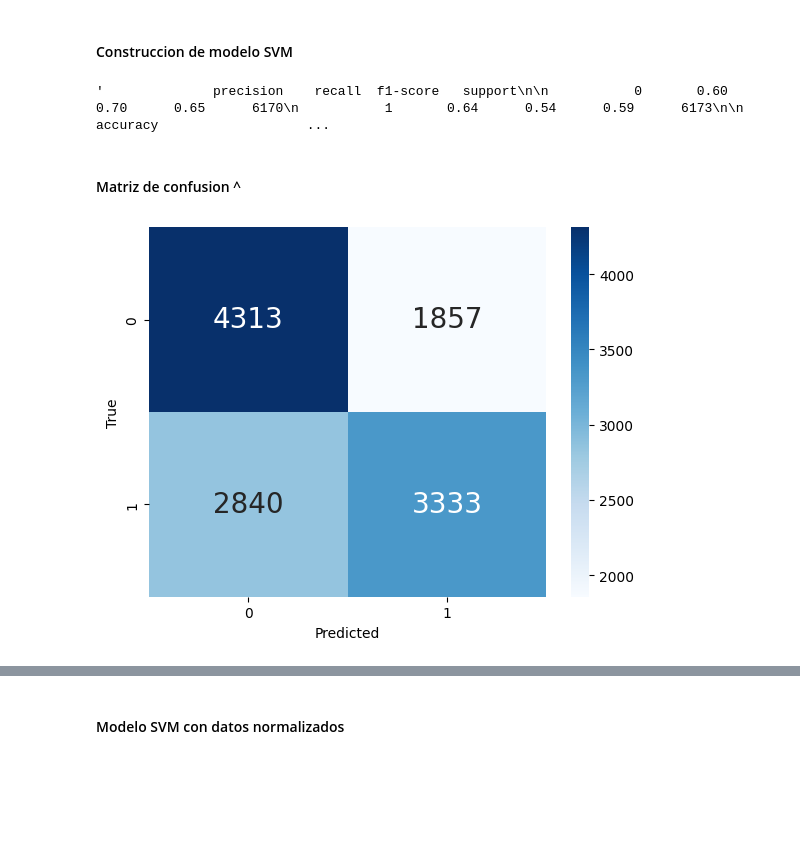
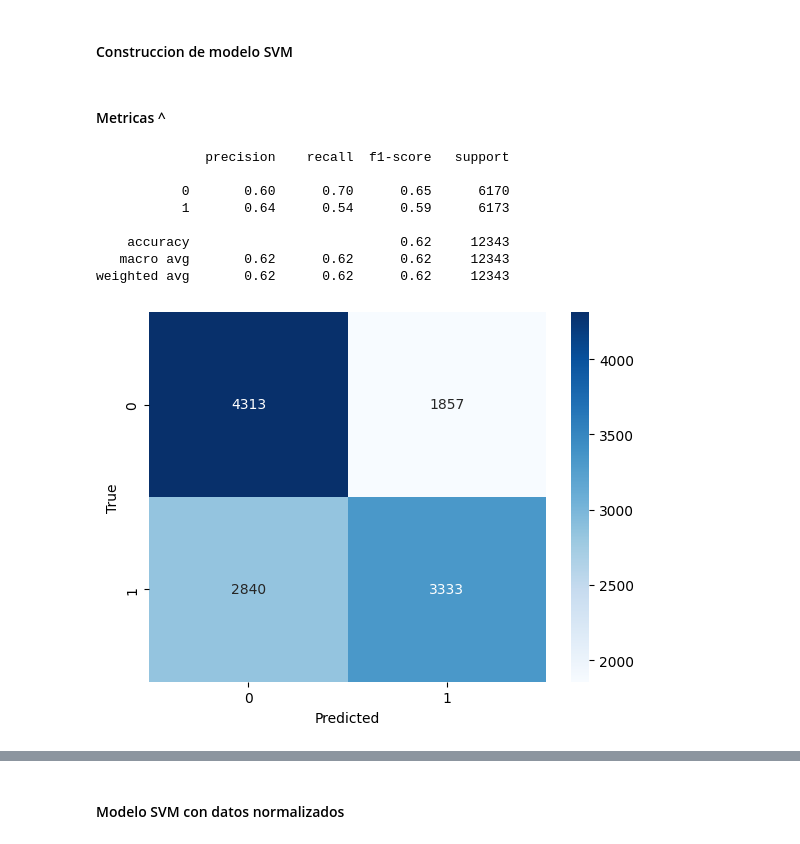
Before and after one commit to m-cabrerar/7506R-1C2023-GRUPO01, a Jupyter notebook: checkpoint 3/7506R_TP1_GRUPO01_CHP3_ENTREGA.ipynb, the cells around one changed output, grey strips where cells are left out. Saved outputs shown, nothing was run; the diff lists cells and outputs as text; code cells hidden in the pictures; blank space fills up the shorter version.

```diff
--- a/checkpoint 3/7506R_TP1_GRUPO01_CHP3_ENTREGA.ipynb
+++ b/checkpoint 3/7506R_TP1_GRUPO01_CHP3_ENTREGA.ipynb
@@ -289,18 +308,20 @@ svm = SVC()
 #Lo entreno con los datos sin escalar
 svm.fit(x_train, y_train)
 
-y_pred=svm.predict(x_test)
-classification_report(y_test,y_pred)
+# Realizar predicciones en datos de prueba
+y_pred = svm.predict(x_test)
-# %% [output]
-'              precision    recall  f1-score   support\n\n           0       0.60      0.70      0.65      6170\n           1       0.64      0.54      0.59      6173\n\n    accuracy                   ...
-# %% [markdown]
-#### Matriz de confusion ^
-# %%
-#Matriz de confusion
-cm = confusion_matrix(y_test,y_pred)
-sns.heatmap(cm, cmap='Blues', annot=True, fmt='g', annot_kws={'size':20})
-plt.xlabel('Predicted')
-plt.ylabel('True')
-plt.show()
-# %% [output]
-[figure, removed]
+# %% [markdown]
+#### Metricas ^
+# %%
+#Matriz de confusion
+metricas(y_pred, y_test)
+# %% [output]
+              precision    recall  f1-score   support
+
+           0       0.60      0.70      0.65      6170
+           1       0.64      0.54      0.59      6173
+
+    accuracy                           0.62     12343
+   macro avg       0.62      0.62      0.62     12343
+weighted avg       0.62      0.62      0.62     12343
+[figure, added]
```
Also changed, not shown: parts of 58 cells of this notebook.
